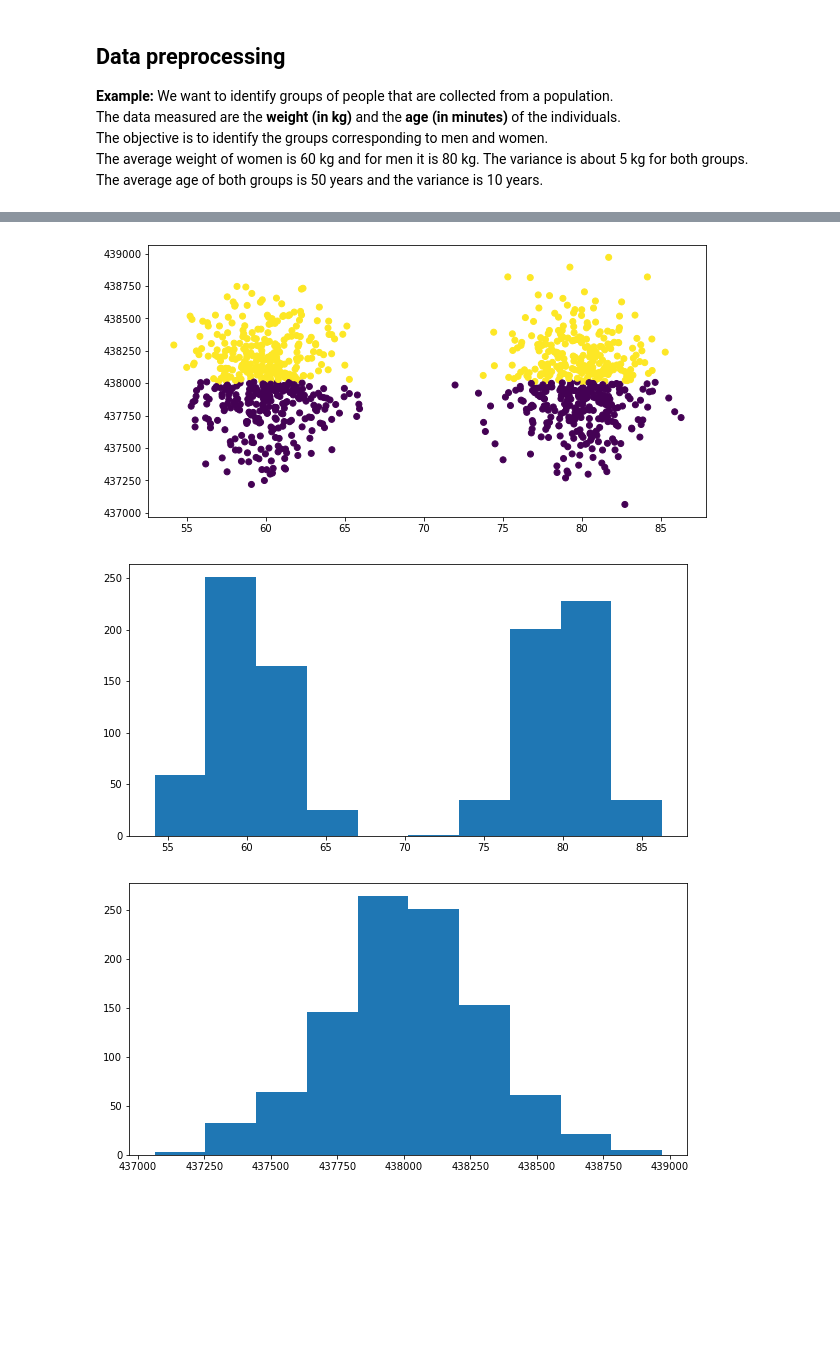
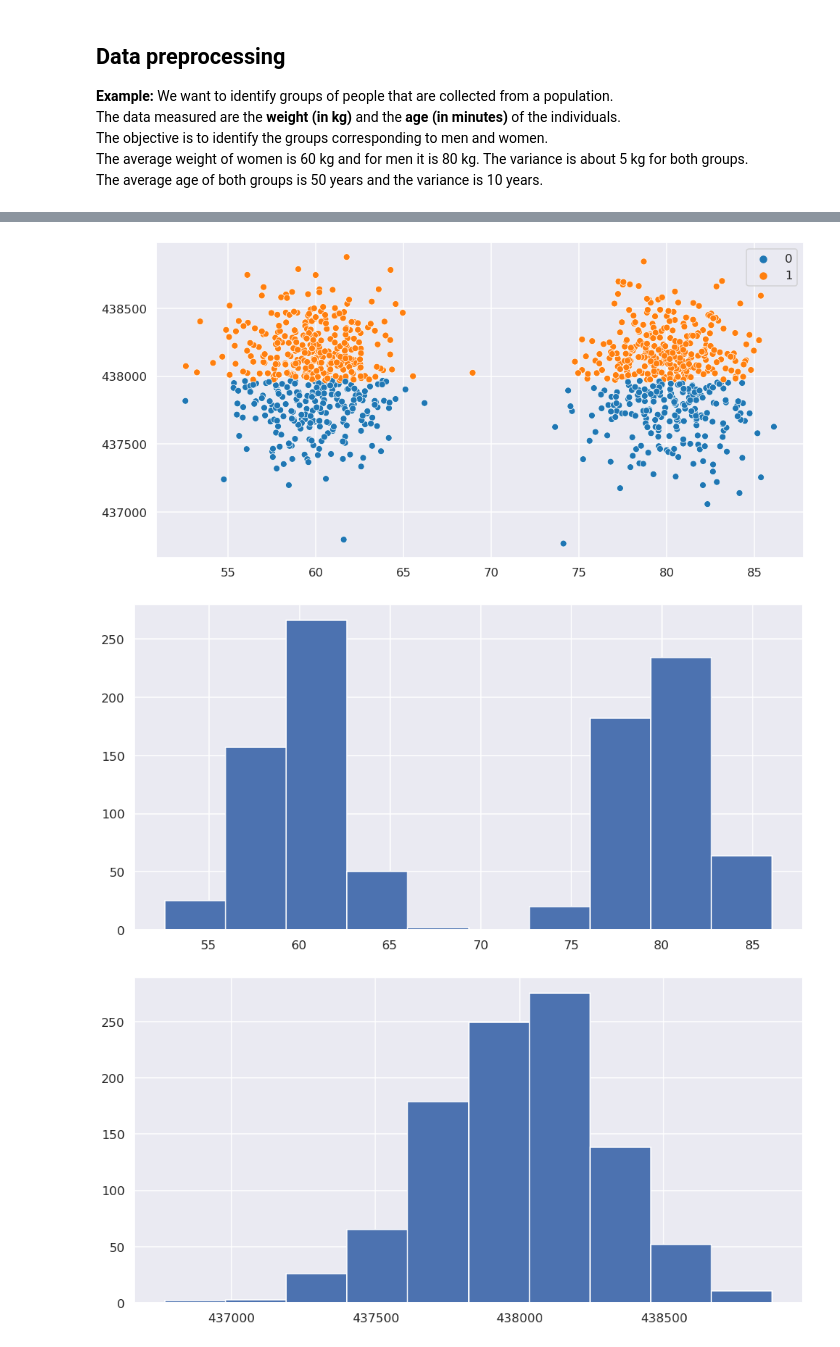
Before and after one commit to jorisguerin/clusteringLectures, a Jupyter notebook: Lectures/Slides_kmeans.ipynb, the cells around one changed output, grey strips where cells are left out. Cells and saved outputs as stored; diff of their text form; code cells hidden in the pictures; blank space fills up the shorter version.

```diff
--- a/Lectures/Slides_kmeans.ipynb
+++ b/Lectures/Slides_kmeans.ipynb
@@ -132,10 +132,10 @@ Allocation update
 # %%
 for i in range(3):
-    centroids[i] = np.mean(all_data[labels == i], axis=0)
+    centroids[i] = np.mean(data[labels == i], axis=0)
 
 
 print("centroids update")
-plt.scatter(all_data[:, 0], all_data[:,1], c=labels)
+sns.scatterplot(x=data[:, 0], y=data[:,1], hue=labels, palette="tab10")
 plt.scatter(centroids[:,0], centroids[:,1], c="r", marker="x", s=100, linewidths=3)
 plt.show()
 # %% [output]
@@ -144,15 +144,15 @@ centroids update
 # %%
-labels = np.array([-1] * 3*n_points)
-for i_d in range(len(all_data)):
+labels = np.array([-1] * n_points)
+for i_d in range(len(data)):
     dist = 1000
     for i in range(3):
-        new_dist = np.linalg.norm(all_data[i_d]-centroids[i])
+        new_dist = np.linalg.norm(data[i_d]-centroids[i])
         if new_dist < dist:
             dist = new_dist
             labels[i_d] = i
 
 print("Allocation update")
-plt.scatter(all_data[:, 0], all_data[:,1], c=labels)
+sns.scatterplot(x=data[:, 0], y=data[:,1], hue=labels, palette="tab10")
 plt.scatter(centroids[:,0], centroids[:,1], c="r", marker="x", s=100, linewidths=3)
 plt.show()
 # %% [output]
@@ -161,9 +161,9 @@ Allocation update
 # %%
 for i in range(3):
-    centroids[i] = np.mean(all_data[labels == i], axis=0)
+    centroids[i] = np.mean(data[labels == i], axis=0)
 
 print("Centroids update")
-plt.scatter(all_data[:, 0], all_data[:,1], c=labels)
+sns.scatterplot(x=data[:, 0], y=data[:,1], hue=labels, palette="tab10")
 plt.scatter(centroids[:,0], centroids[:,1], c="r", marker="x", s=100, linewidths=3)
 plt.show()
 # %% [output]
@@ -250,8 +250,8 @@ covariance = np.array([[5, 0], [0, 10*365*24]])
 n_points = 500
 
 data = [np.random.multivariate_normal(mean=means[i], cov=covariance, size=n_points) for i in range(2)]
-all_data = np.r_[data[0], data[1]]
+data = np.r_[data[0], data[1]]
 
-plt.scatter(all_data[:, 0], all_data[:,1])
+sns.scatterplot(x=data[:, 0], y=data[:,1])
 plt.show()
 # %% [output]
@@ -259,17 +259,17 @@ plt.show()
 # %%
 kmeans = KMeans(n_clusters=2)
-clusters = kmeans.fit_predict(all_data)
+clusters = kmeans.fit_predict(data)
 
-plt.scatter(all_data[:, 0], all_data[:, 1], c=clusters)
+sns.scatterplot(x=data[:, 0], y=data[:, 1], hue=clusters, palette="tab10")
 plt.show()
 # %% [output]
-[figure, old version]
+[figure, new version]
 # %%
-plt.hist(all_data[:, 0])
+plt.hist(data[:, 0])
 plt.show()
-plt.hist(all_data[:, 1])
+plt.hist(data[:, 1])
 plt.show()
 # %% [output]
-[figure, old version]
+[figure, new version]
-[figure, old version]
+[figure, new version]
 # %%
```
Also changed, not shown: parts of 19 cells of this notebook, 1 other file.
